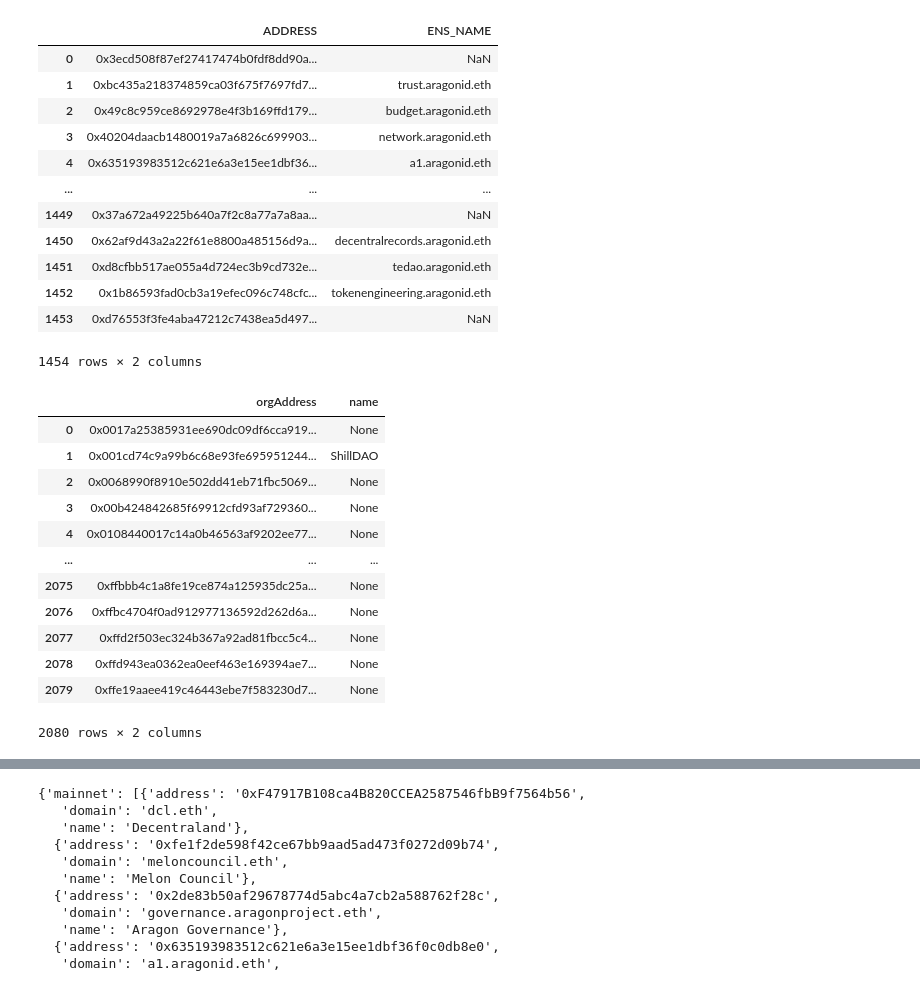
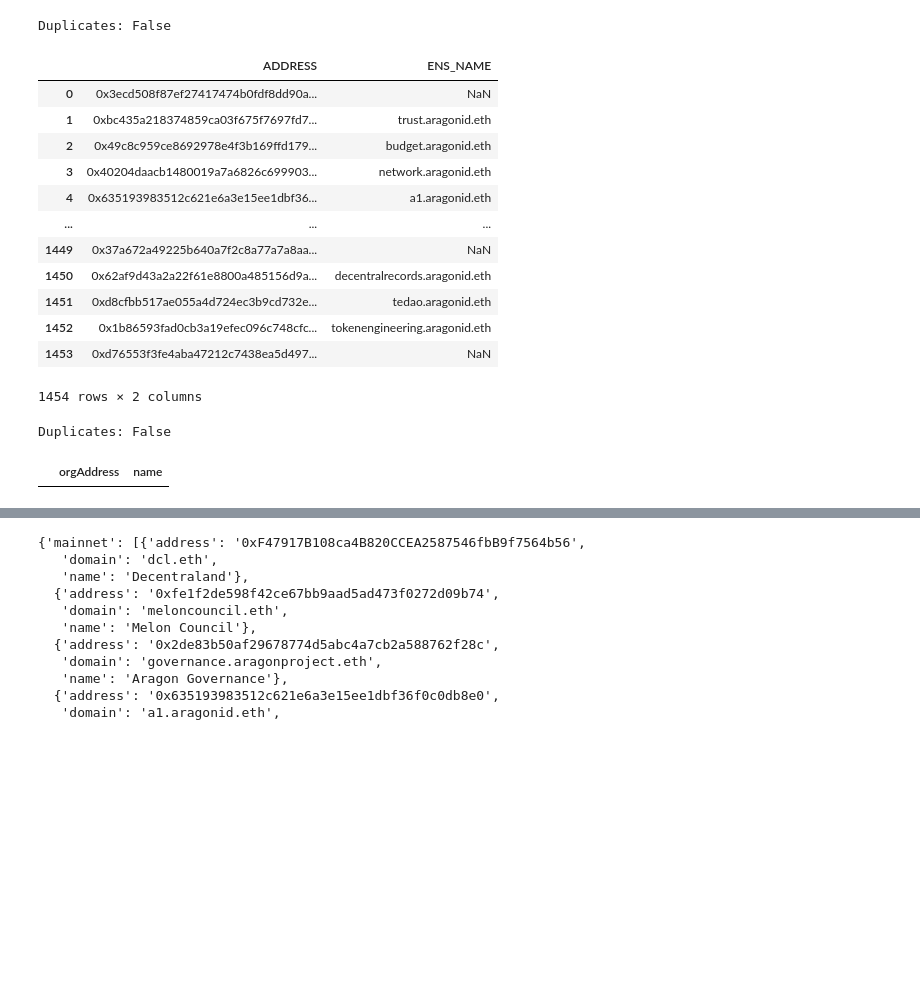
Before and after one commit to Grasia/dao-analyzer, a Jupyter notebook: scripts/archive/names.ipynb, the cells around one changed output, grey strips where cells are left out. Saved outputs shown, nothing was run; the diff lists cells and outputs as text; code cells hidden in the pictures; blank space fills up the shorter version.

```diff
--- a/scripts/archive/names.ipynb
+++ b/scripts/archive/names.ipynb
@@ -10,8 +10,10 @@ ORGS_PATH: Path = Path('../../datawarehouse/aragon/organizations.arr')
 df = pd.read_csv(LIST_URL)
 df = df[['ADDRESS', 'ENS_NAME']]
 df['ADDRESS'] = df['ADDRESS'].str.lower()
+print("Duplicates:", df.duplicated('ADDRESS').any())
 df
 # %% [output]
+Duplicates: False
 |  | ADDRESS | ENS_NAME |
 | 0 | 0x3ecd508f87ef27417474b0fdf8dd90a... | NaN |
 | 1 | 0xbc435a218374859ca03f675f7697fd7... | trust.aragonid.eth |
@@ -24,26 +26,19 @@ df
 | 1451 | 0xd8cfbb517ae055a4d724ec3b9cd732e... | tedao.aragonid.eth |
 | 1452 | 0x1b86593fad0cb3a19efec096c748cfc... | tokenengineering.aragonid.eth |
 | 1453 | 0xd76553f3fe4aba47212c7438ea5d497... | NaN |
-1454 rows × 2 columns
+1454 rows × 2 columns
 # %%
-dfo = pd.read_feather(ORGS_PATH)
+if ORGS_PATH.is_file():
+    dfo = pd.read_feather(ORGS_PATH)
+else:
+    dfo = pd.DataFrame(columns=['network', 'orgAddress', 'name'])
 dfo = dfo[dfo['network'] == 'mainnet']
 dfo = dfo[['orgAddress', 'name']]
+print("Duplicates:", dfo.duplicated('orgAddress').any())
 dfo
 # %% [output]
+Duplicates: False
 |  | orgAddress | name |
-| 0 | 0x0017a25385931ee690dc09df6cca919... | None |
-| 1 | 0x001cd74c9a99b6c68e93fe695951244... | ShillDAO |
-| 2 | 0x0068990f8910e502dd41eb71fbc5069... | None |
-| 3 | 0x00b424842685f69912cfd93af729360... | None |
-| 4 | 0x0108440017c14a0b46563af9202ee77... | None |
-| ... | ... | ... |
-| 2075 | 0xffbbb4c1a8fe19ce874a125935dc25a... | None |
-| 2076 | 0xffbc4704f0ad912977136592d262d6a... | None |
-| 2077 | 0xffd2f503ec324b367a92ad81fbcc5c4... | None |
-| 2078 | 0xffd943ea0362ea0eef463e169394ae7... | None |
-| 2079 | 0xffe19aaee419c46443ebe7f583230d7... | None |
-2080 rows × 2 columns
 # %%
 dfm = dfo.merge(df, left_on='orgAddress', right_on='ADDRESS').drop(columns=['ADDRESS'])
 dfm = dfm.dropna(subset='ENS_NAME')
```
Also changed, not shown: parts of 10 cells of this notebook, 1 other file.
